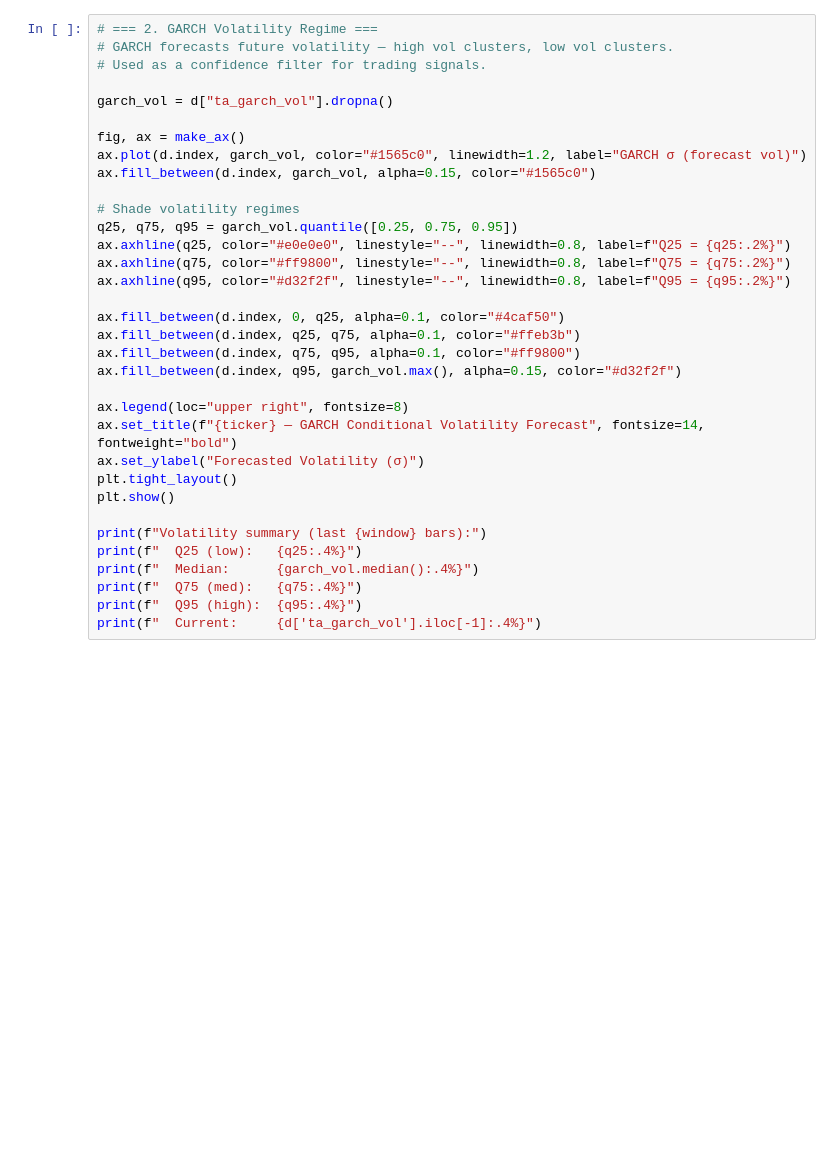
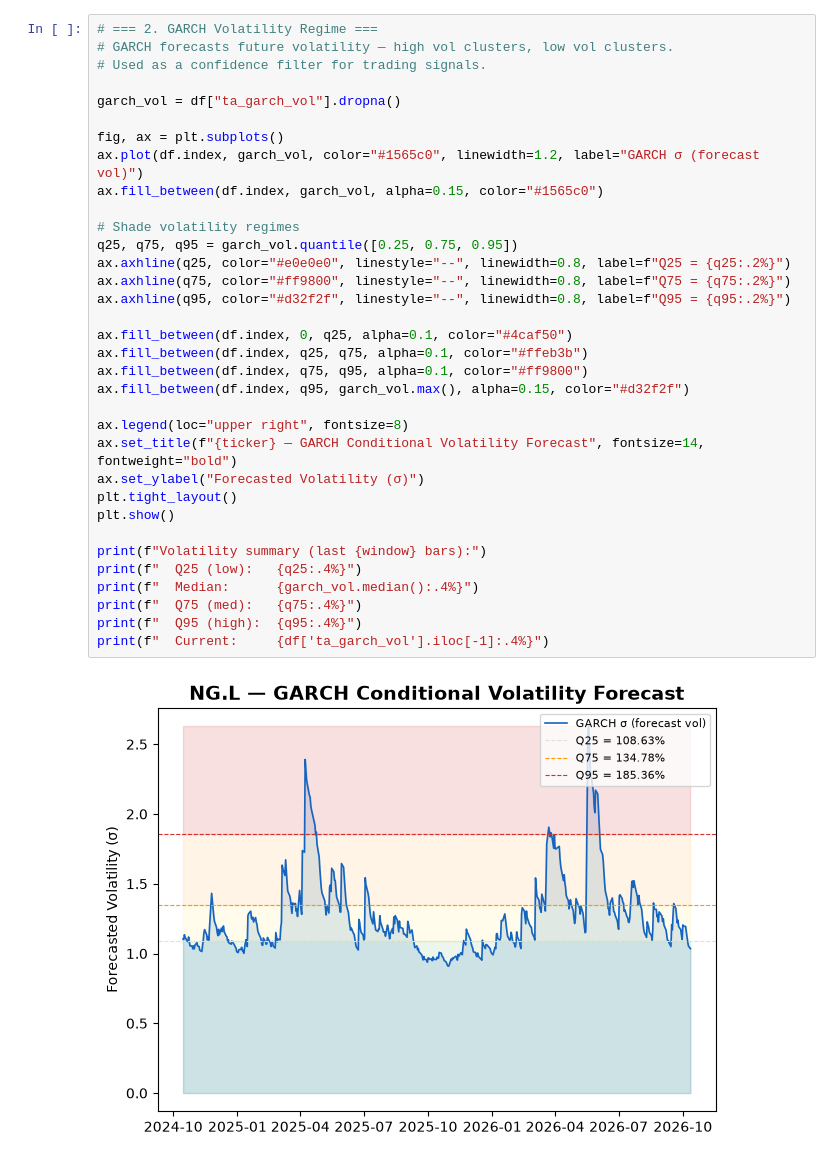
Before and after one commit to gavinklfong/stock-market-ta-local, a Jupyter notebook: notebook/regime_analysis.ipynb, the cells around one changed output. Drawn from its saved outputs; the diff is of its cells as text; blank space fills up the shorter version.

```diff
--- a/notebook/regime_analysis.ipynb
+++ b/notebook/regime_analysis.ipynb
@@ -27,35 +28,36 @@ df.index = df["Date"]
 # %%
 # === 2. GARCH Volatility Regime ===
 # GARCH forecasts future volatility — high vol clusters, low vol clusters.
 # Used as a confidence filter for trading signals.
 
-garch_vol = d["ta_garch_vol"].dropna()
+garch_vol = df["ta_garch_vol"].dropna()
 
-fig, ax = make_ax()
-ax.plot(d.index, garch_vol, color="#1565c0", linewidth=1.2, label="GARCH σ (forecast vol)")
-ax.fill_between(d.index, garch_vol, alpha=0.15, color="#1565c0")
+fig, ax = plt.subplots()
+ax.plot(df.index, garch_vol, color="#1565c0", linewidth=1.2, label="GARCH σ (forecast vol)")
+ax.fill_between(df.index, garch_vol, alpha=0.15, color="#1565c0")
 
 # Shade volatility regimes
 q25, q75, q95 = garch_vol.quantile([0.25, 0.75, 0.95])
 ax.axhline(q25, color="#e0e0e0", linestyle="--", linewidth=0.8, label=f"Q25 = {q25:.2%}")
 ax.axhline(q75, color="#ff9800", linestyle="--", linewidth=0.8, label=f"Q75 = {q75:.2%}")
 ax.axhline(q95, color="#d32f2f", linestyle="--", linewidth=0.8, label=f"Q95 = {q95:.2%}")
 
-ax.fill_between(d.index, 0, q25, alpha=0.1, color="#4caf50")
-ax.fill_between(d.index, q25, q75, alpha=0.1, color="#ffeb3b")
-ax.fill_between(d.index, q75, q95, alpha=0.1, color="#ff9800")
-ax.fill_between(d.index, q95, garch_vol.max(), alpha=0.15, color="#d32f2f")
+ax.fill_between(df.index, 0, q25, alpha=0.1, color="#4caf50")
+ax.fill_between(df.index, q25, q75, alpha=0.1, color="#ffeb3b")
+ax.fill_between(df.index, q75, q95, alpha=0.1, color="#ff9800")
+ax.fill_between(df.index, q95, garch_vol.max(), alpha=0.15, color="#d32f2f")
 
 ax.legend(loc="upper right", fontsize=8)
 ax.set_title(f"{ticker} — GARCH Conditional Volatility Forecast", fontsize=14, fontweight="bold")
 ax.set_ylabel("Forecasted Volatility (σ)")
 plt.tight_layout()
 plt.show()
 
 print(f"Volatility summary (last {window} bars):")
 print(f"  Q25 (low):   {q25:.4%}")
 print(f"  Median:      {garch_vol.median():.4%}")
 print(f"  Q75 (med):   {q75:.4%}")
 print(f"  Q95 (high):  {q95:.4%}")
-print(f"  Current:     {d['ta_garch_vol'].iloc[-1]:.4%}")
+print(f"  Current:     {df['ta_garch_vol'].iloc[-1]:.4%}")
 # %% [output]
+[figure, added]
```
Also changed, not shown: parts of 7 cells of this notebook, 18 other files.
